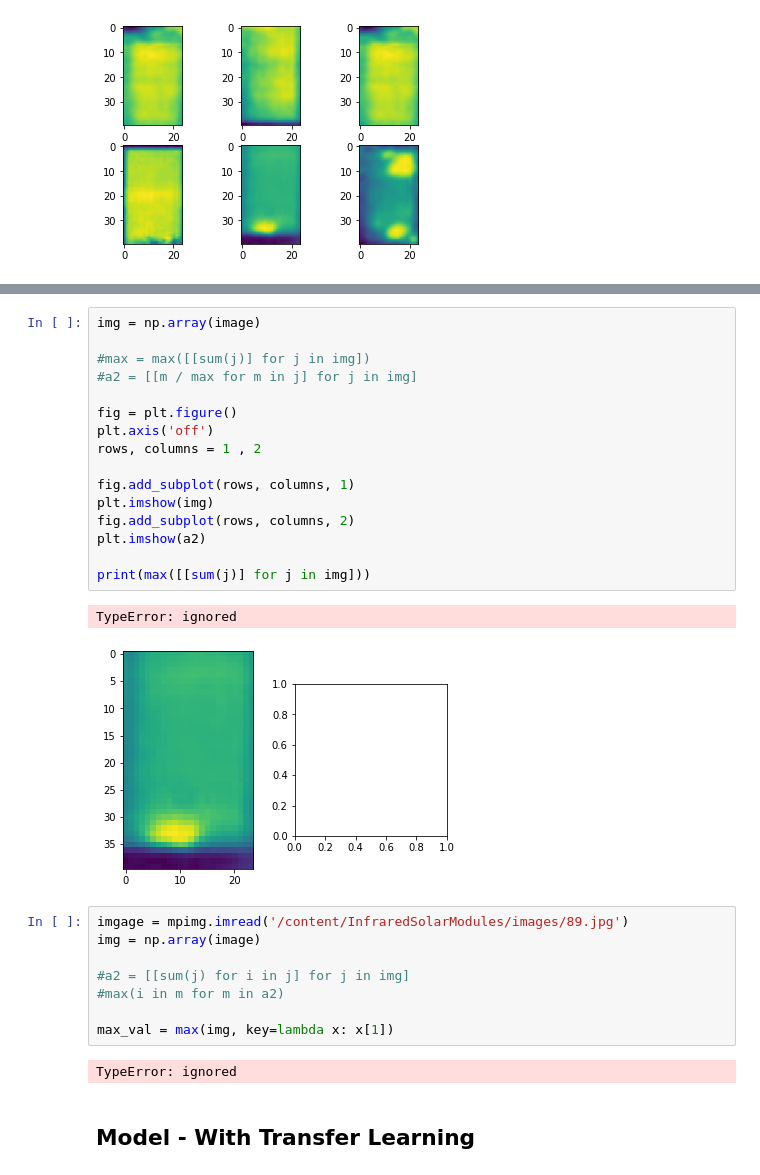
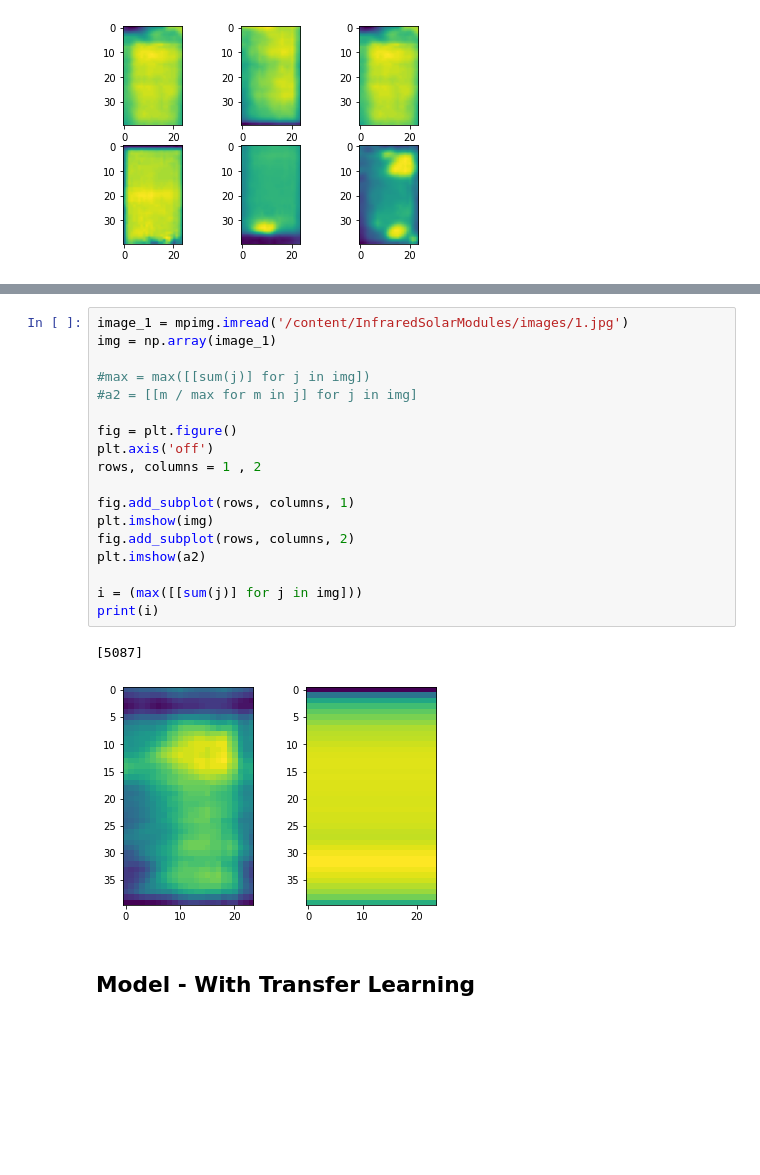
Before and after one commit to regiiis/dlv_group_project, a Jupyter notebook: dlv_1.ipynb, the cells around one changed output, grey strips where cells are left out. Saved outputs shown, nothing was run; the diff lists cells and outputs as text; blank space fills up the shorter version.

```diff
--- a/dlv_1.ipynb
+++ b/dlv_1.ipynb
@@ -174,32 +164,24 @@ TypeError: ignored
 # %%
-img = np.array(image)
+image_1 = mpimg.imread('/content/InfraredSolarModules/images/1.jpg')
+img = np.array(image_1)
 
 #max = max([[sum(j)] for j in img])
 #a2 = [[m / max for m in j] for j in img]
 
 fig = plt.figure()
 plt.axis('off')
 rows, columns = 1 , 2
 
 fig.add_subplot(rows, columns, 1)
 plt.imshow(img)
 fig.add_subplot(rows, columns, 2)
 plt.imshow(a2)
 
-print(max([[sum(j)] for j in img]))
+i = (max([[sum(j)] for j in img]))
+print(i)
 # %% [output]
-TypeError: ignored
+[5087]
-[figure, old version]
+[figure, new version]
-# %%
-imgage = mpimg.imread('/content/InfraredSolarModules/images/89.jpg')
-img = np.array(image)
-
-#a2 = [[sum(j) for i in j] for j in img]
-#max(i in m for m in a2)
-
-max_val = max(img, key=lambda x: x[1])
-# %% [output]
-TypeError: ignored
 # %% [markdown]
 ## Model - With Transfer Learning
 # %% [markdown]
```
Also changed, not shown: parts of 4 cells of this notebook.
